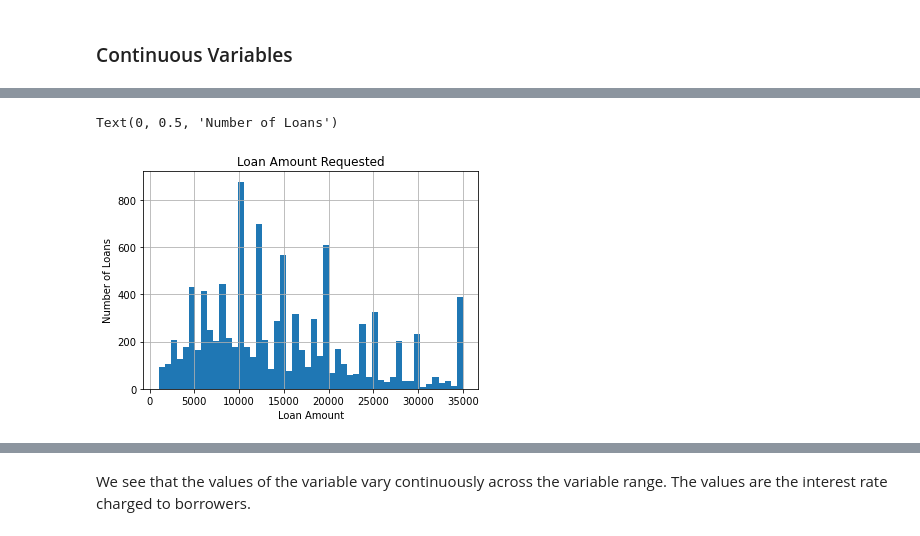
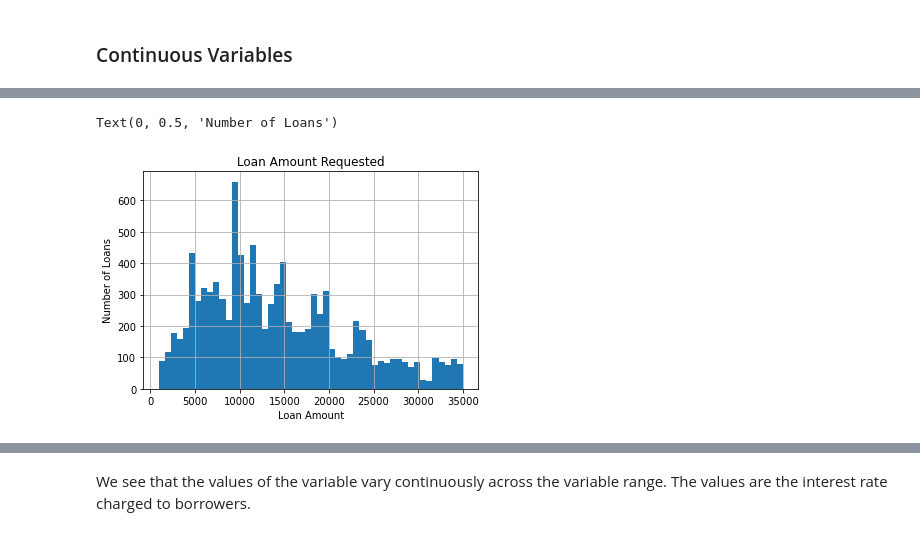
Before and after one commit to solegalli/feature-engineering-for-machine-learning, a Jupyter notebook: Section-02-Types-of-Variables/02.1-Numerical-Variables.ipynb, the cells around one changed output, grey strips where cells are left out. Saved outputs shown, nothing was run; the diff lists cells and outputs as text; code cells hidden in the pictures.

```diff
--- a/Section-02-Types-of-Variables/02.1-Numerical-Variables.ipynb
+++ b/Section-02-Types-of-Variables/02.1-Numerical-Variables.ipynb
@@ -90,0 +58,16 @@ data.head()
+# %%
+# let's load the dataset
+
+# Variable definitions:
+#-------------------------
+# disbursed_amount: loan amount given to the borrower
+# interest: interest rate
+# income: annual income
+# number_open_accounts: open accounts (more on this later)
+# number_credit_lines_12: accounts opened in the last 12 months
+# target: loan status(paid or being repaid = 1, defaulted = 0)
+
+
+data = pd.read_csv('../loan.csv')
+
+data.head()
@@ -120,12 +93,12 @@ array([23675.,  7500., 11150.,  8000., 34000.,  8725., 30000., 10000.,
 # %%
 # let's make a histogram to get familiar with the
 # distribution of the variable
 
-fig = data.loan_amnt.hist(bins=50)
+fig = data['disbursed_amount'].hist(bins=50)
 
 fig.set_title('Loan Amount Requested')
 fig.set_xlabel('Loan Amount')
 fig.set_ylabel('Number of Loans')
 # %% [output]
 Text(0, 0.5, 'Number of Loans')
-[figure, old version]
+[figure, new version]
```
Also changed, not shown: parts of 25 cells of this notebook, 6 other files.
